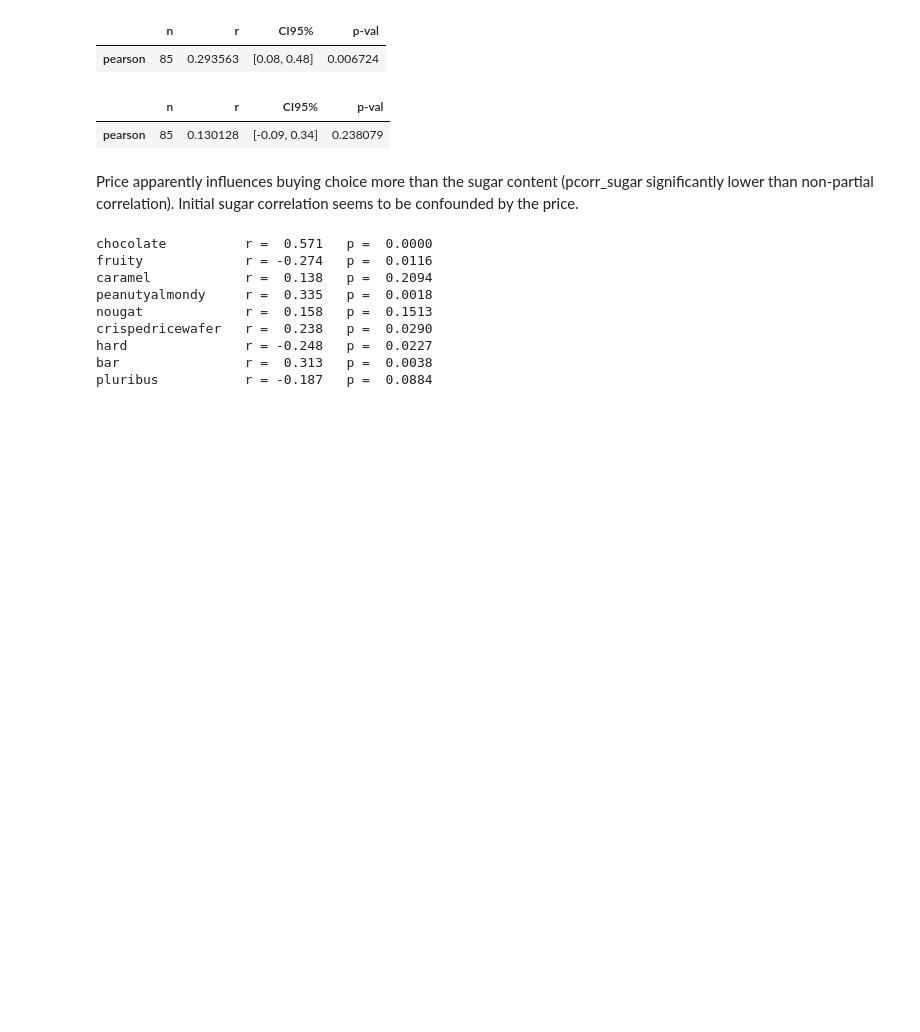
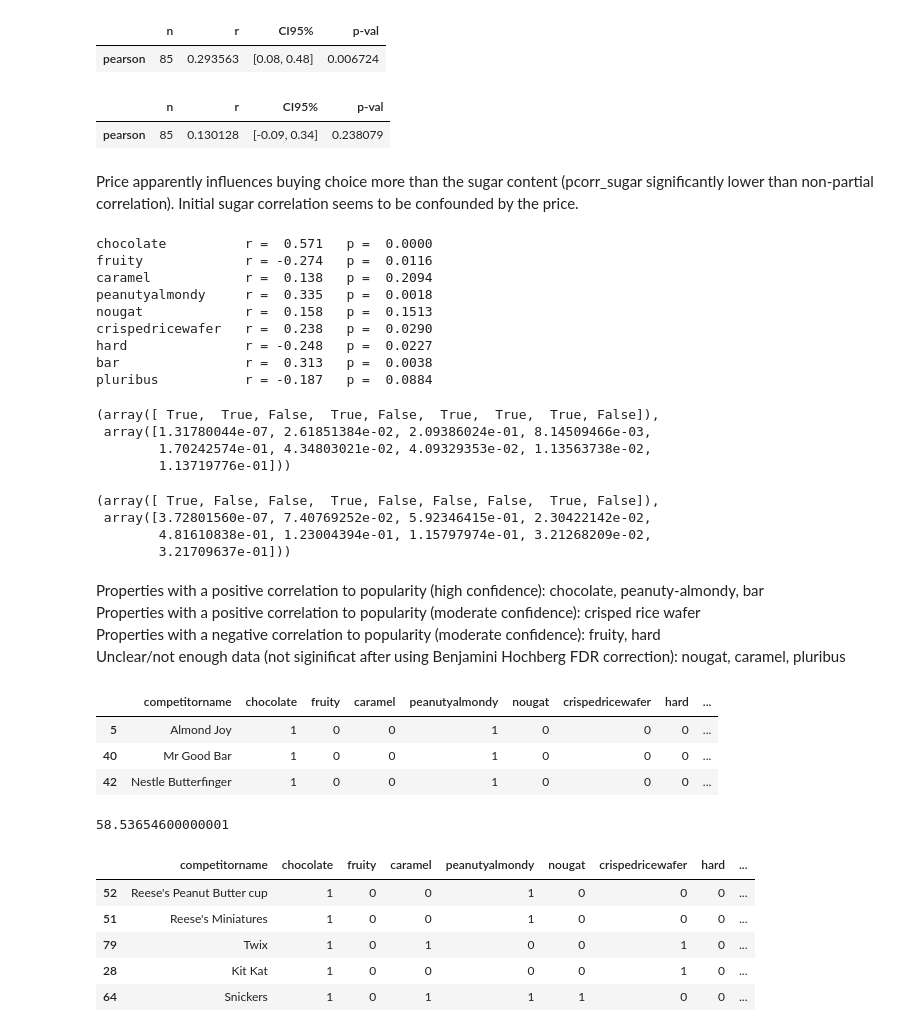
Before and after one commit to michelekorosec/CandyPopularity, a Jupyter notebook: CandyPopularity.ipynb, the cells around one changed output. Cells and saved outputs as stored; diff of their text form; code cells hidden in the pictures; blank space fills up the shorter version.

Commit message:
FDR correction and first results based on correlation analysis

```diff
--- a/CandyPopularity.ipynb
+++ b/CandyPopularity.ipynb
@@ -209,3 +212,57 @@ crispedricewafer   r =  0.238   p =  0.0290
 hard               r = -0.248   p =  0.0227
 bar                r =  0.313   p =  0.0038
 pluribus           r = -0.187   p =  0.0884
+# %%
+pingouin.multicomp(p_vals, method = "fdr_bh")
+# %% [output]
+(array([ True,  True, False,  True, False,  True,  True,  True, False]),
+ array([1.31780044e-07, 2.61851384e-02, 2.09386024e-01, 8.14509466e-03,
+        1.70242574e-01, 4.34803021e-02, 4.09329353e-02, 1.13563738e-02,
+        1.13719776e-01]))
+# %%
+pingouin.multicomp(p_vals, method = "fdr_by")
+# %% [output]
+(array([ True, False, False,  True, False, False, False,  True, False]),
+ array([3.72801560e-07, 7.40769252e-02, 5.92346415e-01, 2.30422142e-02,
+        4.81610838e-01, 1.23004394e-01, 1.15797974e-01, 3.21268209e-02,
+        3.21709637e-01]))
+# %% [markdown]
+Properties with a positive correlation to popularity (high confidence): chocolate, peanuty-almondy, bar
+Properties with a positive correlation to popularity (moderate confidence): crisped rice wafer
+Properties with a negative correlation to popularity (moderate confidence): fruity, hard
+Unclear/not enough data (not siginificat after using Benjamini Hochberg FDR correction): nougat, caramel, pluribus
+# %%
+required_properties = ['chocolate','peanutyalmondy','bar']
+other_properties = list(set(candy_properties)-set(required_properties))
+
+mask = (
+    (raw_data['chocolate'] == 1) &
+    (raw_data['peanutyalmondy'] == 1) &
+    (raw_data['bar'] == 1)
+)
+
+for property in required_properties:
+    mask &= (raw_data[property] == 1)
+
+for property in other_properties:
+    mask &= (raw_data[property] == 0)
+
+raw_data.loc[mask]
+# %% [output]
+|  | competitorname | chocolate | fruity | caramel | peanutyalmondy | nougat | crispedricewafer | hard | ... |
+| 5 | Almond Joy | 1 | 0 | 0 | 1 | 0 | 0 | 0 | ... |
+| 40 | Mr Good Bar | 1 | 0 | 0 | 1 | 0 | 0 | 0 | ... |
+| 42 | Nestle Butterfinger | 1 | 0 | 0 | 1 | 0 | 0 | 0 | ... |
+# %%
+raw_data.loc[mask,'winpercent'].mean()
+# %% [output]
+58.53654600000001
+# %%
+raw_data.sort_values('winpercent',ascending=False).head()
+# %% [output]
+|  | competitorname | chocolate | fruity | caramel | peanutyalmondy | nougat | crispedricewafer | hard | ... |
+| 52 | Reese's Peanut Butter cup | 1 | 0 | 0 | 1 | 0 | 0 | 0 | ... |
+| 51 | Reese's Miniatures | 1 | 0 | 0 | 1 | 0 | 0 | 0 | ... |
+| 79 | Twix | 1 | 0 | 1 | 0 | 0 | 1 | 0 | ... |
+| 28 | Kit Kat | 1 | 0 | 0 | 0 | 0 | 1 | 0 | ... |
+| 64 | Snickers | 1 | 0 | 1 | 1 | 1 | 0 | 0 | ... |
```
Also changed, not shown: parts of 7 cells of this notebook.
